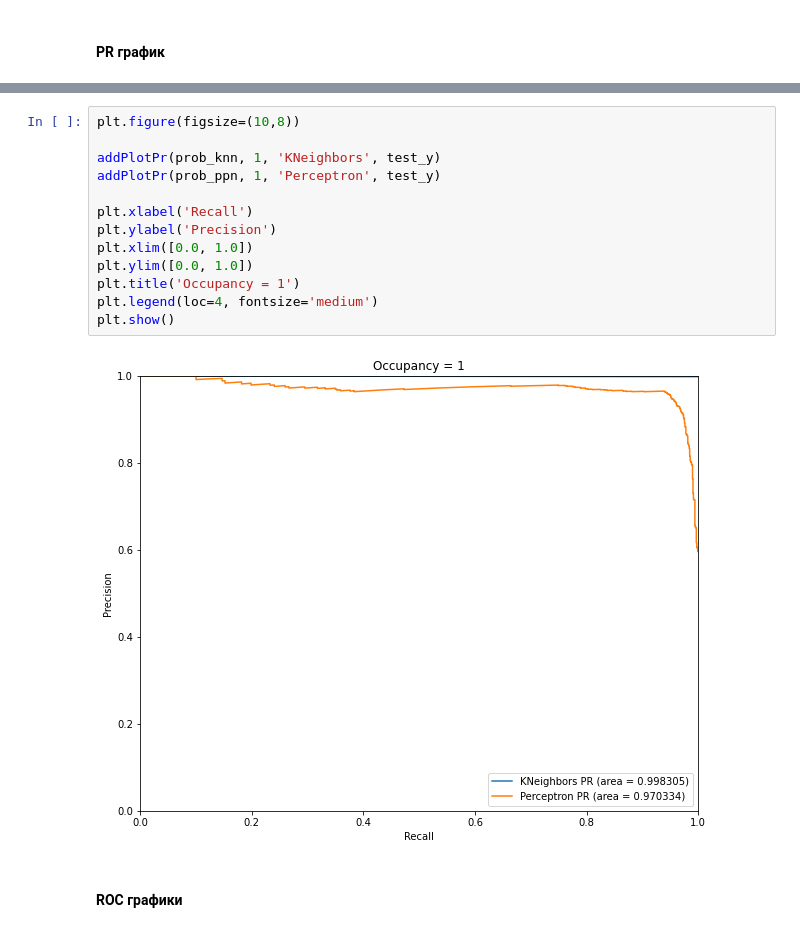
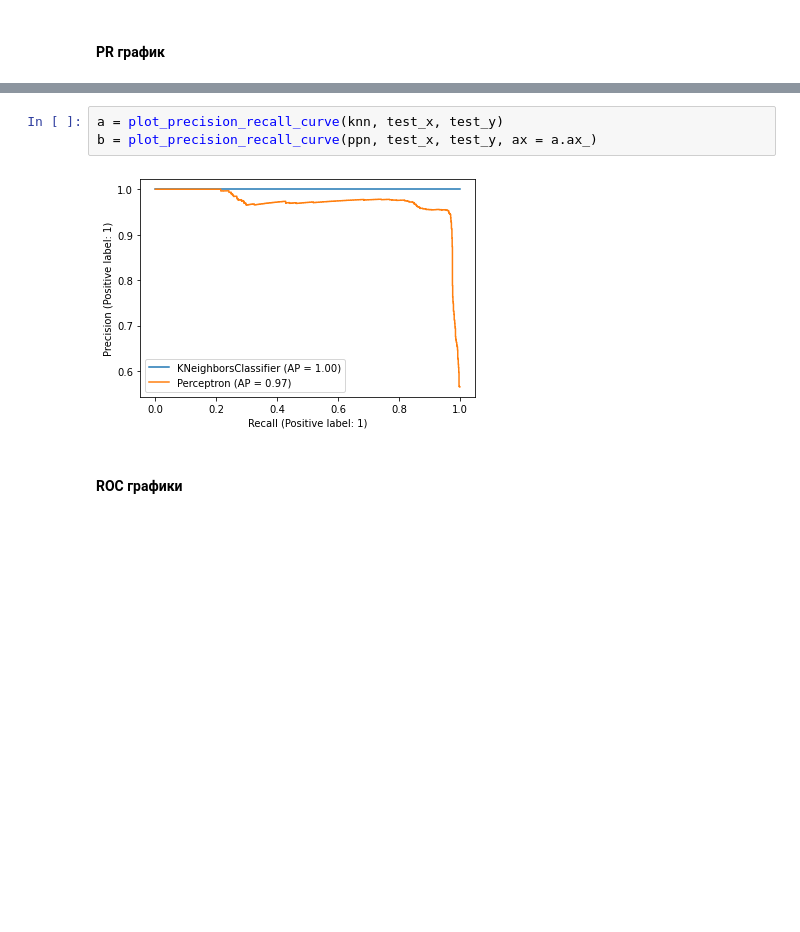
Before and after one commit to ilsave/Spring_2021, a Jupyter notebook: ml/lb3/Kuprihin/laba3.ipynb, the cells around one changed output, grey strips where cells are left out. Saved outputs shown, nothing was run; the diff lists cells and outputs as text; blank space fills up the shorter version.

```diff
--- a/ml/lb3/Kuprihin/laba3.ipynb
+++ b/ml/lb3/Kuprihin/laba3.ipynb
@@ -247,17 +220,7 @@ plt.show()
-# %%
-plt.figure(figsize=(10,8))
-
-addPlotPr(prob_knn, 1, 'KNeighbors', test_y)
-addPlotPr(prob_ppn, 1, 'Perceptron', test_y)
-
-plt.xlabel('Recall')
-plt.ylabel('Precision')
-plt.xlim([0.0, 1.0])
-plt.ylim([0.0, 1.0])
-plt.title('Occupancy = 1')
-plt.legend(loc=4, fontsize='medium')
-plt.show()
-# %% [output]
-[figure, removed]
+# %%
+a = plot_precision_recall_curve(knn, test_x, test_y)
+b = plot_precision_recall_curve(ppn, test_x, test_y, ax = a.ax_)
+# %% [output]
+[figure, added]
 # %% [markdown]
 #### ROC графики
```
Also changed, not shown: parts of 10 cells of this notebook.
